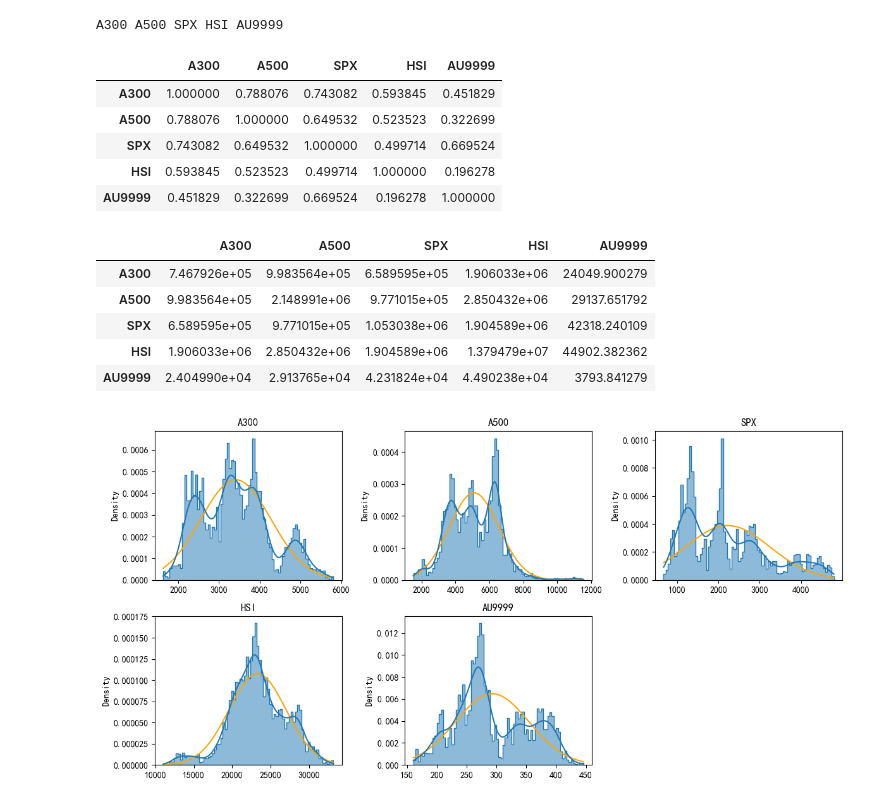
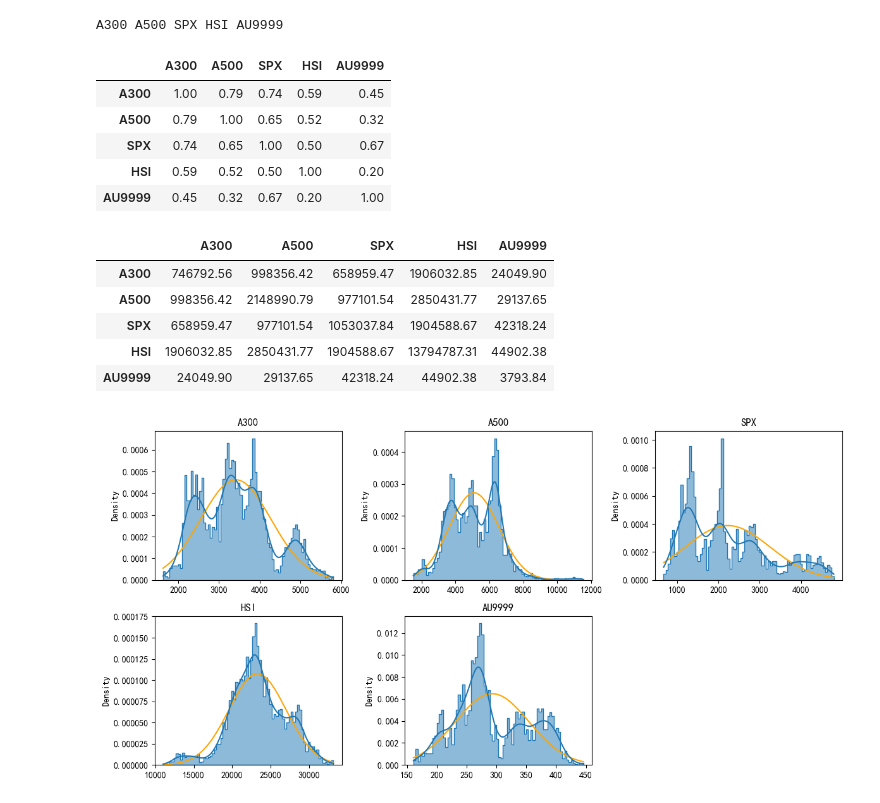
Before and after one commit to dishangti/Entropy-Pooling, a Jupyter notebook: EP.ipynb, the cells around one changed output. Cells and saved outputs as stored; diff of their text form; code cells hidden in the pictures.

```diff
--- a/EP.ipynb
+++ b/EP.ipynb
@@ -91,25 +92,23 @@ A300 A500 SPX HSI AU9999
 # %%
 # 计算期望与协方差
 
 Mu = prices.mean(axis = 0).reshape(-1, 1)
 Sigma = np.cov(prices.T)
-pd.DataFrame(np.corrcoef(prices.T), columns=names, index=names)   # 相关系数
+display(pd.DataFrame(np.round(np.corrcoef(prices.T), 2), columns=names, index=names))   # 相关系数矩阵
+display(pd.DataFrame(np.round(Sigma, 2), columns=names, index=names))  # 协方差矩阵
 # %% [output]
 |  | A300 | A500 | SPX | HSI | AU9999 |
-| A300 | 1.000000 | 0.788076 | 0.743082 | 0.593845 | 0.451829 |
-| A500 | 0.788076 | 1.000000 | 0.649532 | 0.523523 | 0.322699 |
-| SPX | 0.743082 | 0.649532 | 1.000000 | 0.499714 | 0.669524 |
-| HSI | 0.593845 | 0.523523 | 0.499714 | 1.000000 | 0.196278 |
-| AU9999 | 0.451829 | 0.322699 | 0.669524 | 0.196278 | 1.000000 |
+| A300 | 1.00 | 0.79 | 0.74 | 0.59 | 0.45 |
+| A500 | 0.79 | 1.00 | 0.65 | 0.52 | 0.32 |
+| SPX | 0.74 | 0.65 | 1.00 | 0.50 | 0.67 |
+| HSI | 0.59 | 0.52 | 0.50 | 1.00 | 0.20 |
+| AU9999 | 0.45 | 0.32 | 0.67 | 0.20 | 1.00 |
+|  | A300 | A500 | SPX | HSI | AU9999 |
+| A300 | 746792.56 | 998356.42 | 658959.47 | 1906032.85 | 24049.90 |
+| A500 | 998356.42 | 2148990.79 | 977101.54 | 2850431.77 | 29137.65 |
+| SPX | 658959.47 | 977101.54 | 1053037.84 | 1904588.67 | 42318.24 |
+| HSI | 1906032.85 | 2850431.77 | 1904588.67 | 13794787.31 | 44902.38 |
+| AU9999 | 24049.90 | 29137.65 | 42318.24 | 44902.38 | 3793.84 |
-# %%
-pd.DataFrame(Sigma, columns=names, index=names)  # 协方差矩阵
-# %% [output]
-|  | A300 | A500 | SPX | HSI | AU9999 |
-| A300 | 7.467926e+05 | 9.983564e+05 | 6.589595e+05 | 1.906033e+06 | 24049.900279 |
-| A500 | 9.983564e+05 | 2.148991e+06 | 9.771015e+05 | 2.850432e+06 | 29137.651792 |
-| SPX | 6.589595e+05 | 9.771015e+05 | 1.053038e+06 | 1.904589e+06 | 42318.240109 |
-| HSI | 1.906033e+06 | 2.850432e+06 | 1.904589e+06 | 1.379479e+07 | 44902.382362 |
-| AU9999 | 2.404990e+04 | 2.913765e+04 | 4.231824e+04 | 4.490238e+04 | 3793.841279 |
 # %%
 # 分布图
 # 蓝色直方图，深蓝色核密度函数，橙色正态密度函数
```
Also changed, not shown: parts of 12 cells of this notebook.
